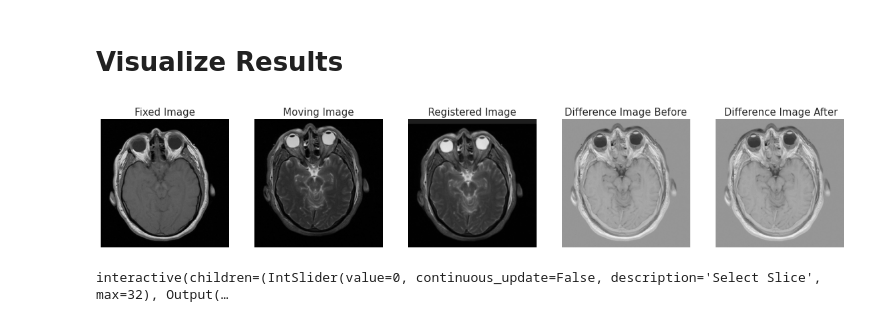
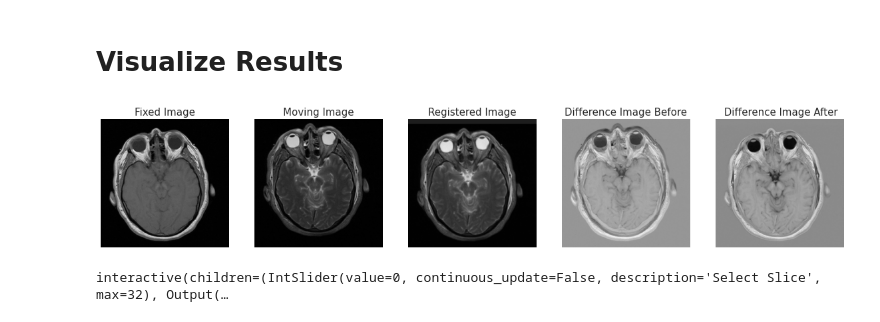
Before and after one commit to Jathurshan0330/Image-Registration-ITK, a Jupyter notebook: DEMO_Image_Registraionipynb.ipynb, the cells around one changed output. Drawn from its saved outputs; the diff is of its cells as text; code cells hidden in the pictures.

```diff
--- a/DEMO_Image_Registraionipynb.ipynb
+++ b/DEMO_Image_Registraionipynb.ipynb
@@ -54,15 +54,15 @@ import itk
 # %%
 slice = 20
 fixed_image = itk.imread(fixed_image_file)
 moving_image = itk.imread(moving_image_file)
 reg_image_trans = itk.imread(os.path.join(out_image_file_path, 'reg_trans.vtk'))
 img_before_trans = itk.imread(os.path.join(out_image_file_path, 'img_before_trans.vtk'))
-img_after_trans = itk.imread(os.path.join(out_image_file_path, 'img_before_trans.vtk'))
+img_after_trans = itk.imread(os.path.join(out_image_file_path, 'img_after_trans.vtk'))
 
 plotting_images([fixed_image[slice],moving_image[slice],reg_image_trans[slice],img_before_trans[slice],img_after_trans[slice]],
                 ["Fixed Image", "Moving Image","Registered Image","Difference Image Before"," Difference Image After"])
 # %% [output]
-[figure, old version]
+[figure, new version]
 # %%
 interactive_plot([fixed_image,moving_image,reg_image_trans,img_before_trans,img_after_trans],
                 ["Fixed Image", "Moving Image","Registered Image","Difference Image Before","Difference Image After"])
```
Also changed, not shown: parts of 1 cell of this notebook.
